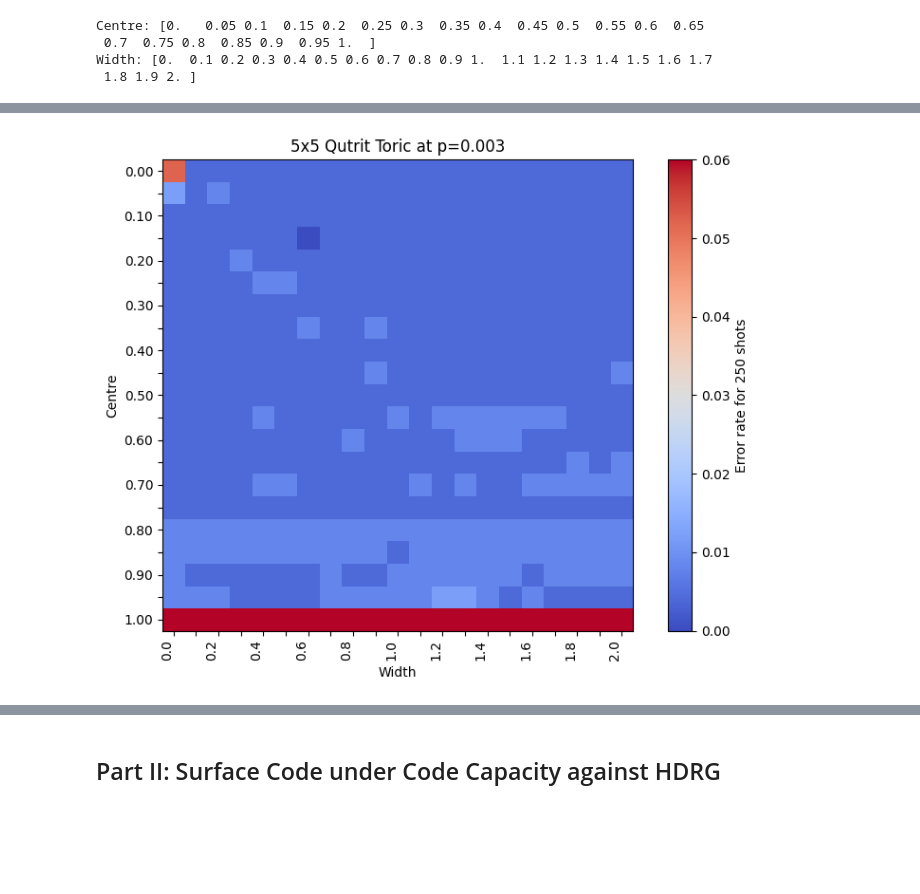
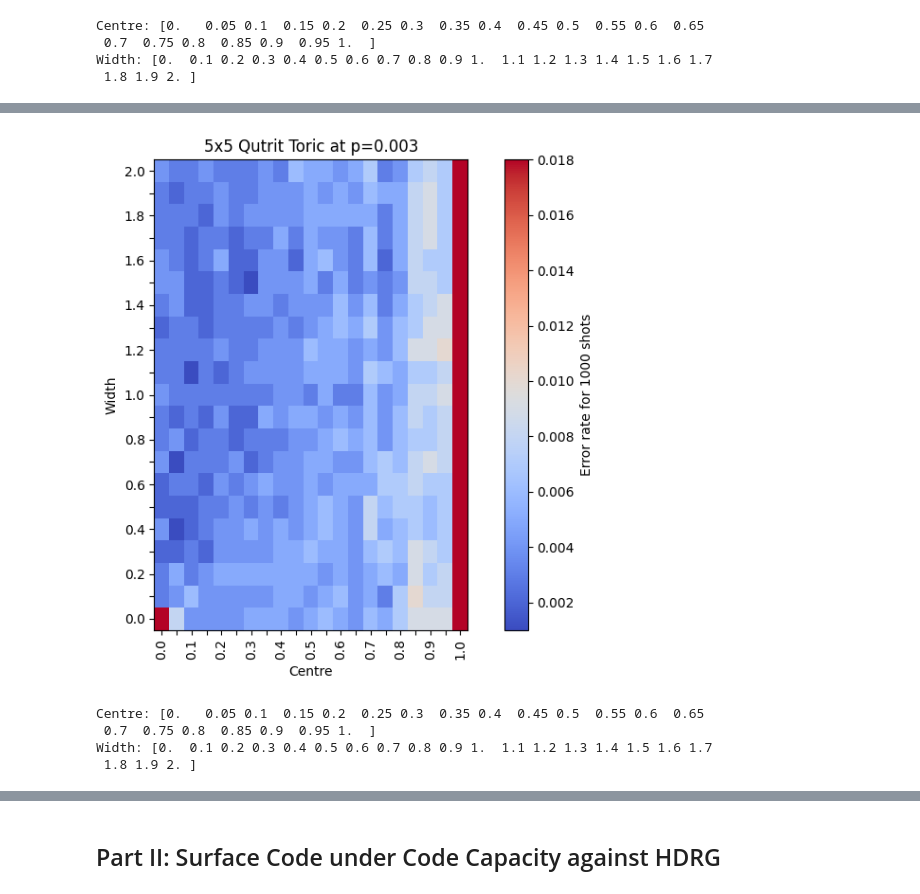
Before and after one commit to e-kneip/bbqudit, a Jupyter notebook: bbq/notebooks/circuit_level/poster.ipynb, the cells around one changed output, grey strips where cells are left out. Drawn from its saved outputs; the diff is of its cells as text; code cells hidden in the pictures; blank space fills up the shorter version.

```diff
--- a/bbq/notebooks/circuit_level/poster.ipynb
+++ b/bbq/notebooks/circuit_level/poster.ipynb
@@ -83,9 +110,9 @@ for ci, c in enumerate(centre):
 
         for t in range(num_trials):
             # Set up random weights
-            mem_weight = np.zeros((n_qudits, field.p, relays))
-            mem_weight[:, :, 0] = c
-            mem_weight[:, :, 1:] = np.random.uniform(c - w/2, c + w/2, size=(n_qudits, field.p, relays - 1))
+            # mem_weight = np.zeros((n_qudits, field.p, relays))
+            # mem_weight[:, :, 0] = c
+            # mem_weight[:, :, 1:] = np.random.uniform(c - w/2, c + w/2, size=(n_qudits, field.p, relays - 1))
 
             # mem_weight = np.zeros((n_qudits, field.p, relays))
             # mem_weight[:, :, 0] = c
@@ -94,8 +121,9 @@ for ci, c in enumerate(centre):
             #     mem_weight[:, i, 1:] = rand
 
             # Set up decoder
-            relaybp = RelayBP(field, hx, x_prior, max_iter=max_iter, first_iter=first_iter, solutions=solutions, relays=relays, mem_weight=mem_weight)
+            # relaybp = RelayBP(field, hx, x_prior, max_iter=max_iter, first_iter=first_iter, solutions=solutions, relays=relays, mem_weight=mem_weight)
             # relaybp = RelayDecoderF32(hx, error_priors=channel_prob_x, gamma0=c, pre_iter=first_iter, num_sets=relays, set_max_iter=max_iter, gamma_dist_interval=(c - w/2, c + w/2), stop_nconv=1)
+            strawbp = StrawBP(field, hx, x_prior, max_iter_bp, max_iter_mem, solutions, s_relays, runners, c, w)
 
             # Generate syndrome
             error = np.zeros(n_qudits, dtype=int)
@@ -105,7 +133,7 @@ for ci, c in enumerate(centre):
             syndrome = (hx @ error) % field.p
 
             # Decode
-            guessed_error, decoder_success = relaybp.decode(syndrome, metric=False, debug=False)
+            guessed_error, decoder_success = strawbp.decode(syndrome, metric=False, debug=False)
             # syndrome = syndrome.astype(np.uint8)
             # guessed_error = relaybp.decode(syndrome)
             error_difference = (error - guessed_error) % field.p
@@ -236,8 +356,12 @@ field = Field(5)
 x, y = Monomial(field, 'x'), Monomial(field, 'y')
 
 # [[30, 4, 5]]_5^5
-a, b = 1 + y + x**2*y**2, 2 + 3*x
-bb = BivariateBicycle(a, b, 5, 3, 1)
+# a, b = 1 + y + x**2*y**2, 2 + 3*x
+# bb = BivariateBicycle(a, b, 5, 3, 1)
+
+# [[54, 6, 6]]_5^6
+a, b = y**2 + 2*y**7 + 2*y**4, 3*y**6 + 3*y**3 + 4*y**8  # not connected??
+bb = BivariateBicycle(a, b, 3, 9, 1)
 
 hx, hz = bb.hx, bb.hz
 lx, lz = bb.x_logicals, bb.z_logicals
@@ -365,7 +691,7 @@ circ = construct_sm_circuit(bb, x_order, z_order)
 centre = np.linspace(0.0, 1, 21)
 width = np.linspace(0.0, 2, 21)
 
-num_trials = 150
+num_trials = 250
 p = 0.003
 error_rates = {'Meas': p, 'Prep': p, 'idle': p, 'CNOT': p}
 hx_eff, short_hx_eff, hz_eff, short_hz_eff, channel_prob_x, channel_prob_z = construct_decoding_matrix(bb, circ, error_rates, num_cycles)
@@ -481,27 +863,27 @@ results = np.array([[13.,  1.,  1.,  1.,  1.,  1.,  1.,  1.,  1.,  1.,  1.,  1.,
 # %%
-num_trials = 250
+num_trials = 1000
 
 fig, ax = plt.subplots(figsize=(8, 6))
 
-im = ax.imshow(results / num_trials, cmap='coolwarm')
+im = ax.imshow(results / num_trials, cmap='coolwarm', vmax=0.018, aspect=1.5)
 
 # Set ticks
-ax.set_yticks(np.arange(len(centre)))
-ax.set_xticks(np.arange(len(width)))
+ax.set_xticks(np.arange(len(centre)))
+ax.set_yticks(np.arange(len(width)))
 
 # Set tick labels
-ax.set_yticklabels([f'{c:.2f}' if ci % 2 == 0 else ' ' for ci, c in enumerate(centre)])
-ax.set_xticklabels([f'{w:.1f}' if wi % 2 == 0 else ' ' for wi, w in enumerate(width)])
-plt.setp(ax.get_xticklabels(), rotation=90, ha="right")
+ax.set_xticklabels([f'{c:.1f}' if ci % 2 == 0 else ' ' for ci, c in enumerate(centre)])
+ax.set_yticklabels(reversed([f'{w:.1f}' if wi % 2 == 0 else ' ' for wi, w in enumerate(width)]))
+plt.setp(ax.get_xticklabels(), rotation=90)
 
 # Colorbar
 plt.colorbar(im, ax=ax, label=f"Error rate for {num_trials} shots")
 
 ax.set_title("5x5 Qutrit Toric at p=0.003")
-ax.set_ylabel("Centre")
-ax.set_xlabel("Width")
+ax.set_xlabel("Centre")
+ax.set_ylabel("Width")
 
 plt.tight_layout()
 plt.show()
 # %% [output]
-[figure, old version]
+[figure, new version]
@@ -507,0 +917,17 @@ plt.show()
+# %%
+centre = np.linspace(0.0, 1, 21)
+width = np.linspace(0.0, 2, 21)
+
+num_trials = 100
+p = 0.005
+error_rates = {'Meas': p, 'Prep': p, 'idle': p, 'CNOT': p}
+hx_eff, short_hx_eff, hz_eff, short_hz_eff, channel_prob_x, channel_prob_z = construct_decoding_matrix(bb, circ, error_rates, num_cycles)
+n_errors = short_hx_eff.shape[1]
+
+print(f'Centre: {centre}')
+print(f'Width: {width}')
+# %% [output]
+Centre: [0.   0.05 0.1  0.15 0.2  0.25 0.3  0.35 0.4  0.45 0.5  0.55 0.6  0.65
+ 0.7  0.75 0.8  0.85 0.9  0.95 1.  ]
+Width: [0.  0.1 0.2 0.3 0.4 0.5 0.6 0.7 0.8 0.9 1.  1.1 1.2 1.3 1.4 1.5 1.6 1.7
+ 1.8 1.9 2. ]
```
Also changed, not shown: parts of 33 cells of this notebook, 1 other file.
